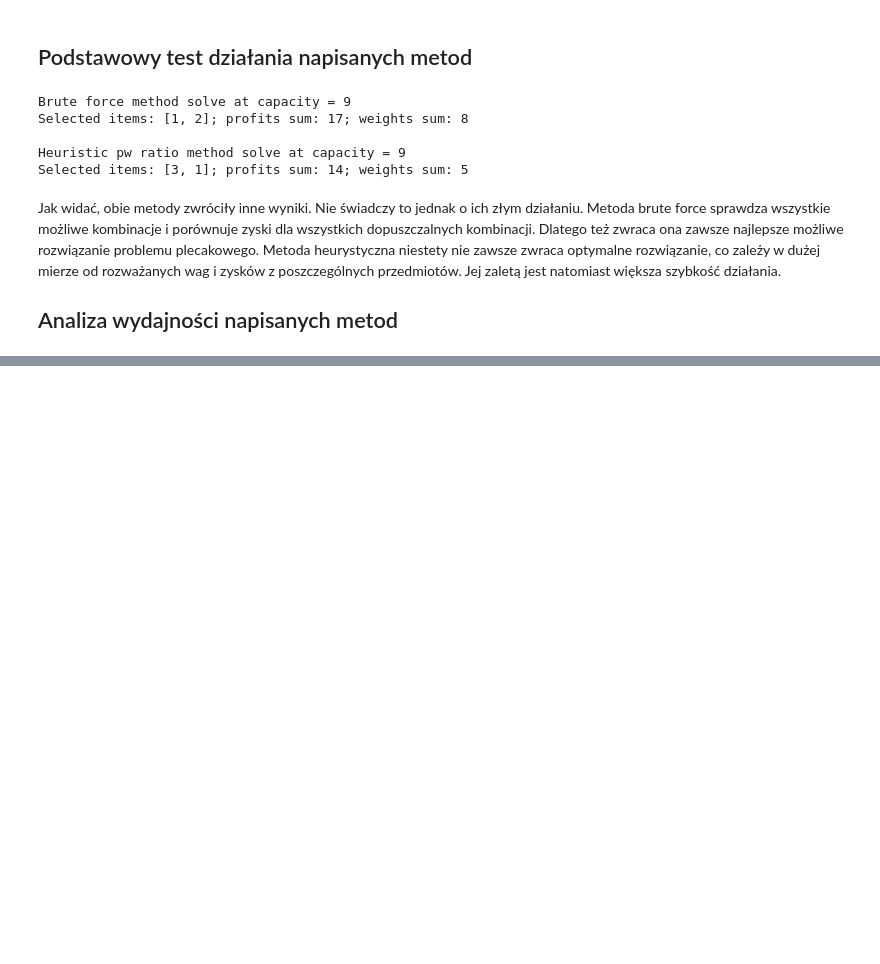
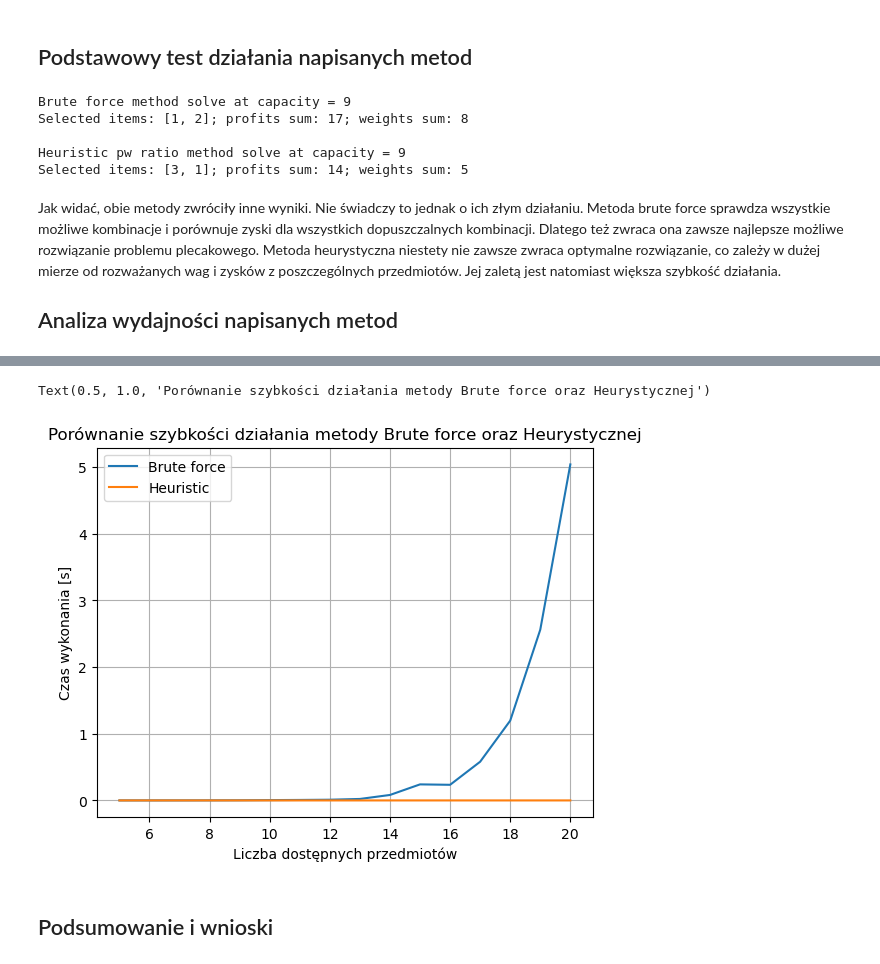
Before and after one commit to psienkie/WSI, a Jupyter notebook: Exercise1/Exercise1a.ipynb, the cells around one changed output, grey strips where cells are left out. Drawn from its saved outputs; the diff is of its cells as text; code cells hidden in the pictures; blank space fills up the shorter version.

```diff
--- a/Exercise1/Exercise1a.ipynb
+++ b/Exercise1/Exercise1a.ipynb
@@ -130,0 +202,13 @@ Brute force method;      Items number: 20;       execution time: 5.4665646730000
+# %%
+plt.plot(elements_numbers1, execution_times1, label="Brute force")
+plt.plot(elements_numbers1, execution_times2[:len(elements_numbers1)], label="Heuristic")
+plt.grid()
+plt.legend()
+plt.ylabel("Czas wykonania [s]")
+plt.xlabel("Liczba dostępnych przedmiotów")
+plt.title("Porównanie szybkości działania metody Brute force oraz Heurystycznej")
+# %% [output]
+Text(0.5, 1.0, 'Porównanie szybkości działania metody Brute force oraz Heurystycznej')
+[figure, added]
+# %% [markdown]
+## Podsumowanie i wnioski
```
Also changed, not shown: parts of 6 cells of this notebook.
